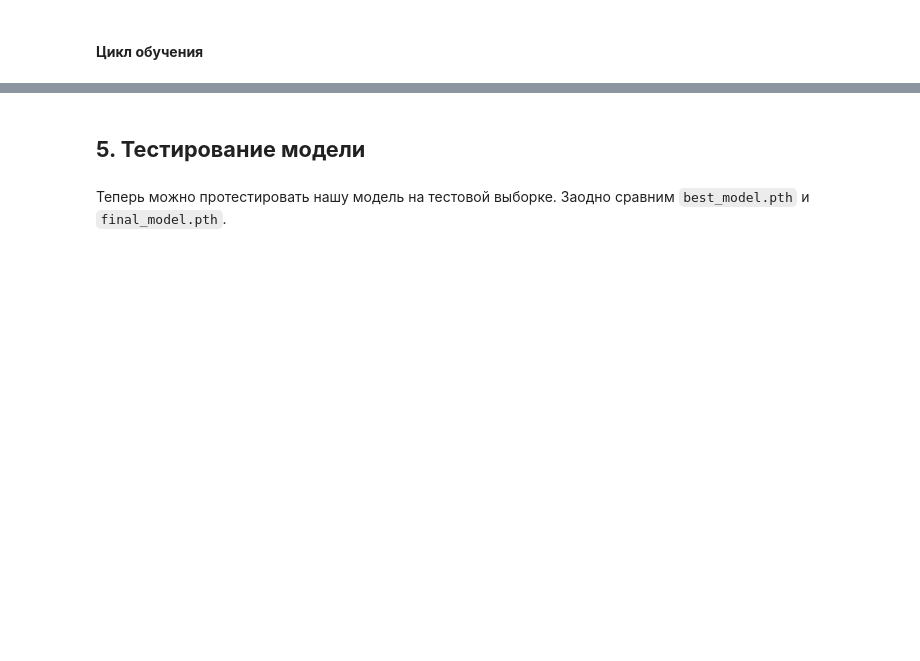
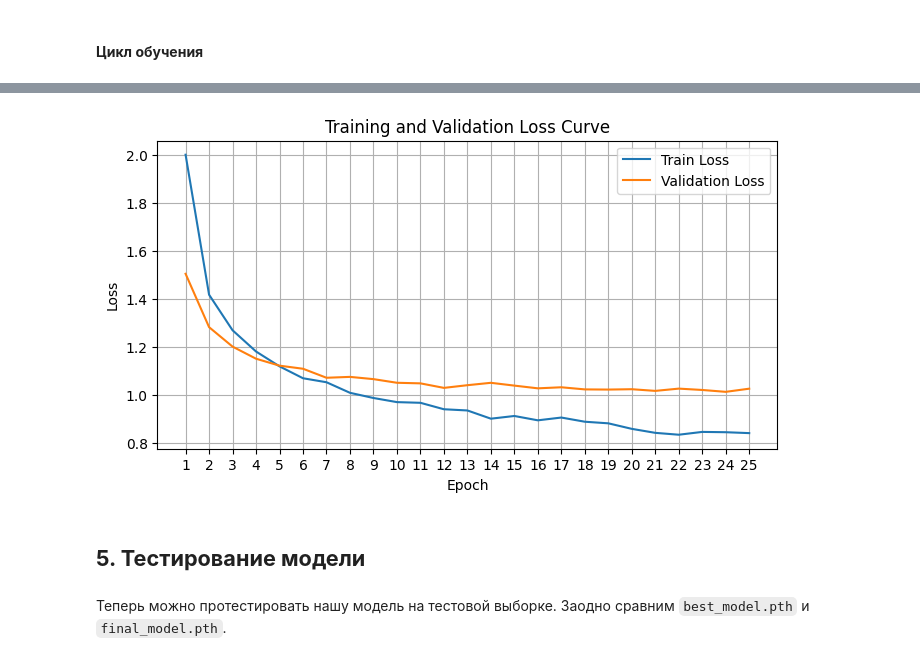
Before and after one commit to AkyLkaNastya/clothes, a Jupyter notebook: clothes_classifier.ipynb, the cells around one changed output, grey strips where cells are left out. Drawn from its saved outputs; the diff is of its cells as text; code cells hidden in the pictures; blank space fills up the shorter version.

```diff
--- a/clothes_classifier.ipynb
+++ b/clothes_classifier.ipynb
@@ -402,3 +547,7 @@ Validation Loss: 1.0441, Validation Accuracy: 0.6621
+# %%
+loss_plot(train_losses, val_losses)
+# %% [output]
+[figure, added]
 # %% [markdown]
 ## **5. Тестирование модели**
 # %% [markdown]
```
Also changed, not shown: parts of 45 cells of this notebook, 36 other files.
